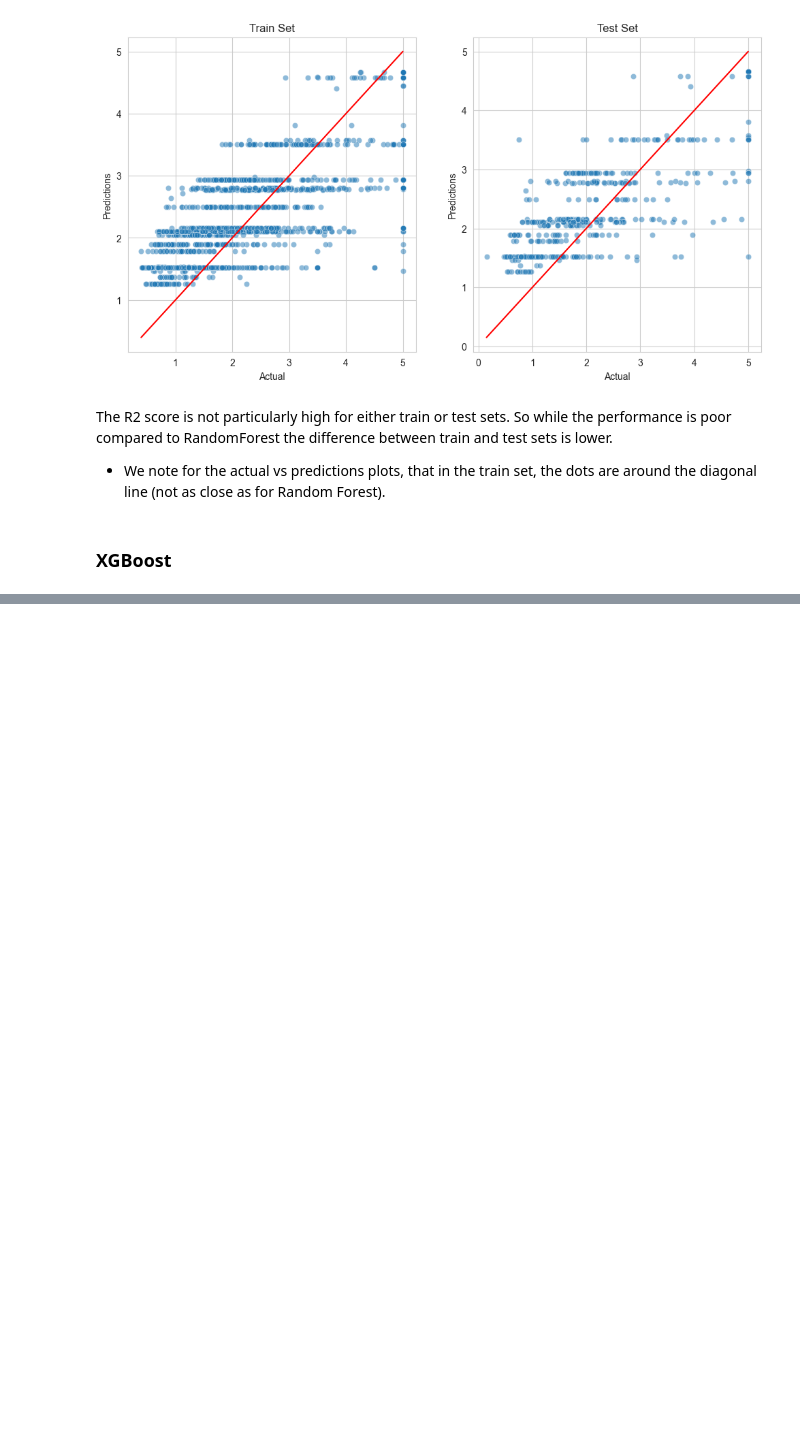
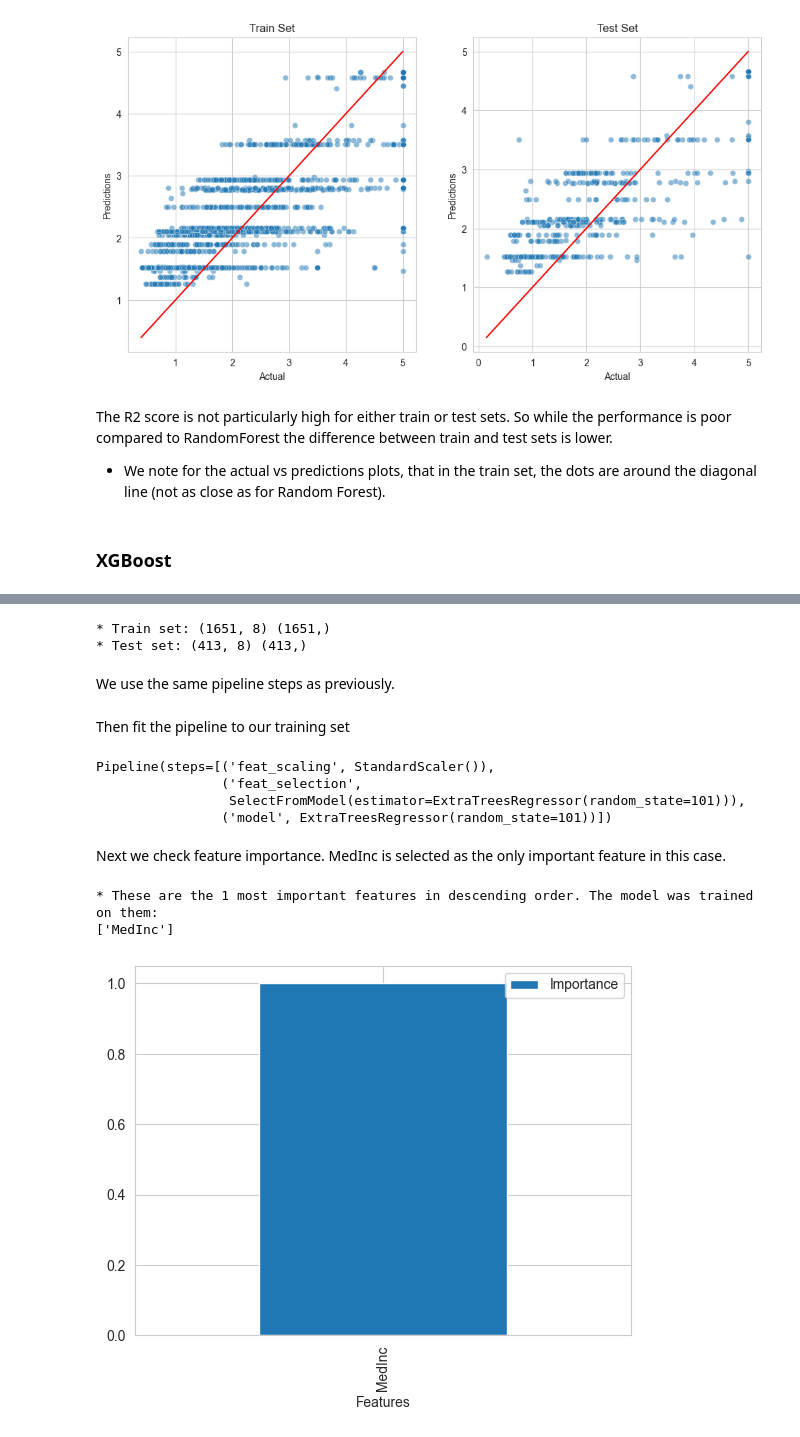
Before and after one commit to Mikeecee1/ML_practice, a Jupyter notebook: jupyter_notebooks/TreeBased_models.ipynb, the cells around one changed output, grey strips where cells are left out. Cells and saved outputs as stored; diff of their text form; code cells hidden in the pictures; blank space fills up the shorter version.

Commit message:
finalised Tree based notebook with Extra Tree

```diff
--- a/jupyter_notebooks/TreeBased_models.ipynb
+++ b/jupyter_notebooks/TreeBased_models.ipynb
@@ -741,0 +794,4 @@ The R2 score is not particularly high for either train or test sets. So while th
+# %%
+#fit the pipeline on the training set
+pipeline = pipeline_xgboost_clf()
+pipeline.fit(X_train, y_train)
@@ -741,0 +864,46 @@ The R2 score is not particularly high for either train or test sets. So while th
+# %%
+#split the dataset into train and test sets with price as target
+from sklearn.model_selection import train_test_split
+X_train, X_test,y_train, y_test = train_test_split(
+                                    df_reg.drop(['price'],axis=1),
+                                    df_reg['price'],
+                                    test_size=0.2,
+                                    random_state=101
+                                    )
+
+print("* Train set:", X_train.shape, y_train.shape, "\n* Test set:",  X_test.shape, y_test.shape)
+# %% [output]
+* Train set: (1651, 8) (1651,)
+* Test set: (413, 8) (413,)
+# %% [markdown]
+We use the same pipeline steps as previously.
+# %%
+
+def pipeline_extra_tree_reg():
+  pipeline = Pipeline([
+      ( "feat_scaling",StandardScaler() ),
+      ( "feat_selection",SelectFromModel(ExtraTreesRegressor(random_state=101)) ),
+      ( "model", ExtraTreesRegressor(random_state=101)),
+
+    ])
+
+  return pipeline
+# %% [markdown]
+Then fit the pipeline to our training set
+# %%
+pipeline = pipeline_extra_tree_reg()
+pipeline.fit(X_train, y_train)
+# %% [output]
+Pipeline(steps=[('feat_scaling', StandardScaler()),
+                ('feat_selection',
+                 SelectFromModel(estimator=ExtraTreesRegressor(random_state=101))),
+                ('model', ExtraTreesRegressor(random_state=101))])
+# %% [markdown]
+Next we check feature importance. MedInc is selected as the only important feature in this case.
+# %%
+feature_importance_tree_based_models(model = pipeline['model'],
+                                     columns =  X_train.columns[pipeline['feat_selection'].get_support()])
+# %% [output]
+* These are the 1 most important features in descending order. The model was trained on them:
+['MedInc']
+[figure, added]
```
Also changed, not shown: parts of 21 cells of this notebook.
